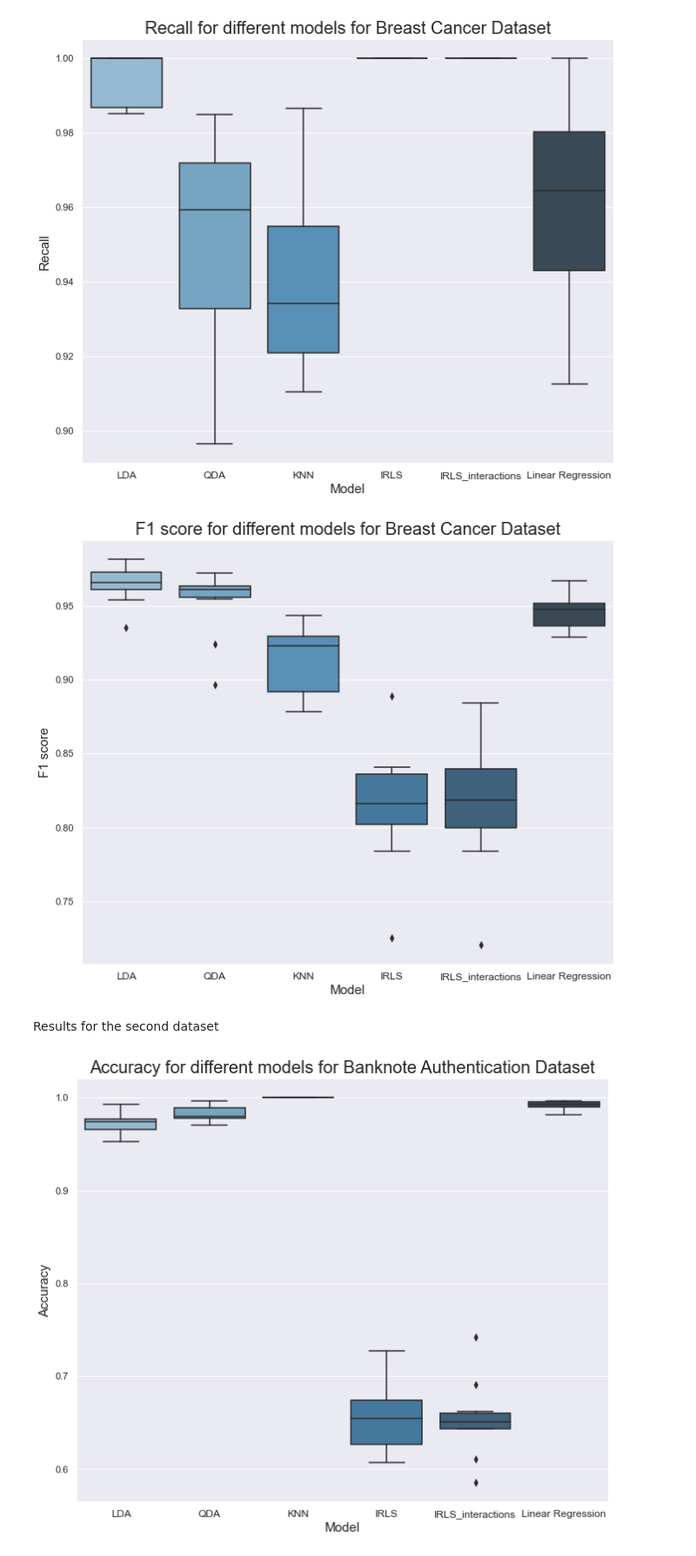
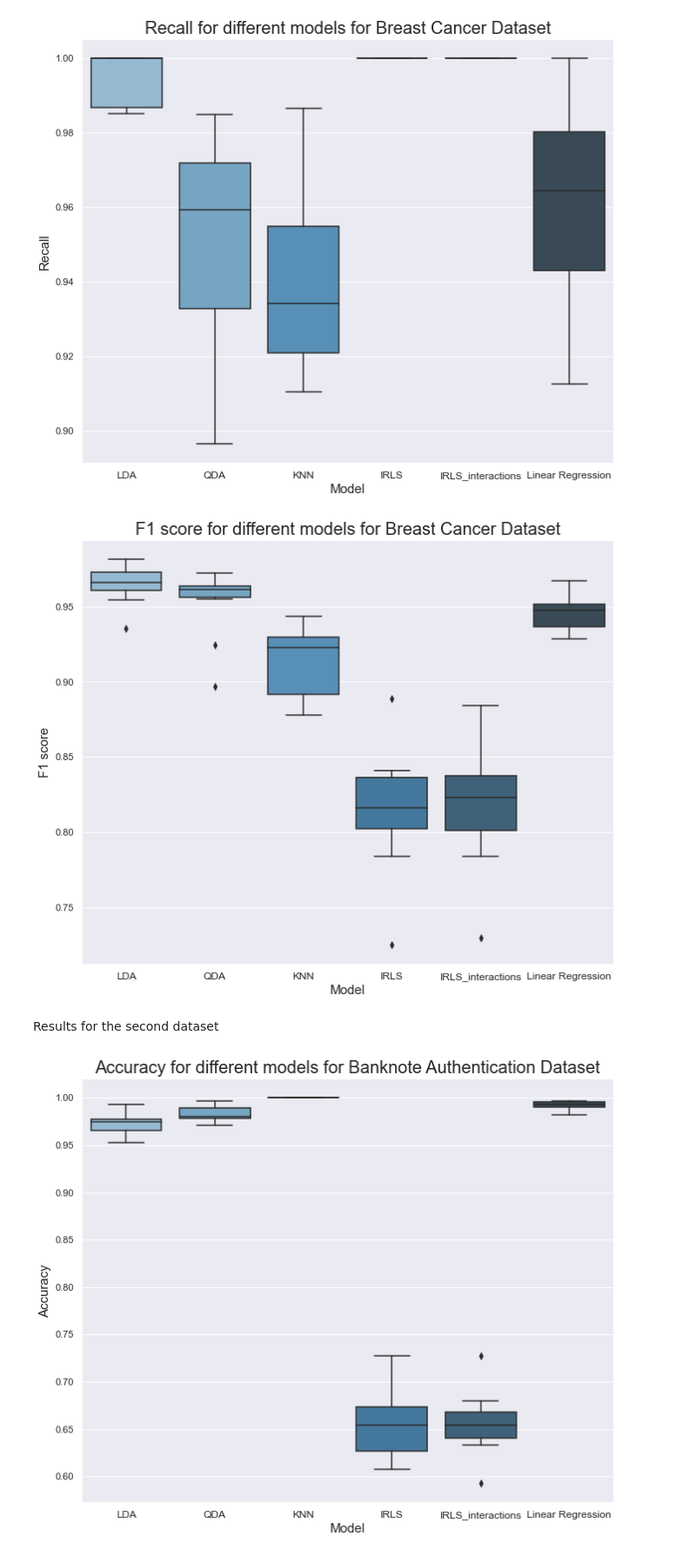
Before and after one commit to MaroonBlue/AML_Project1_IRLS, a Jupyter notebook: project_1_part3.ipynb, the cells around one changed output. Shown: that part at 87% size. Cells and saved outputs as stored; diff of their text form; code cells hidden in the pictures.

```diff
--- a/project_1_part3.ipynb
+++ b/project_1_part3.ipynb
@@ -237,14 +143,14 @@ make_boxplot(rec_all_breast, 'Recall', 'Breast Cancer Dataset')
 # %% [output]
 [figure]
 # %%
-make_boxplot(f1_all_breast, 'F1 score', 'Breast Cancer Dataset')
+make_boxplot_part3(f1_all_breast, 'F1 score', 'Breast Cancer Dataset')
 # %% [output]
-[figure, old version]
+[figure, new version]
 # %% [markdown]
 Results for the second dataset
 # %%
-acc_all_images, prec_all_images, rec_all_images, f1_all_images = run_experiments(df_images.drop('target', axis=1), df_images['target'])
-make_boxplot(acc_all_images, 'Accuracy', 'Banknote Authentication Dataset')
+acc_all_images, prec_all_images, rec_all_images, f1_all_images = run_experiments_part3(df_images.drop('target', axis=1), df_images['target'])
+make_boxplot_part3(acc_all_images, 'Accuracy', 'Banknote Authentication Dataset')
 # %% [output]
-[figure, old version]
+[figure, new version]
 # %%
```
Also changed, not shown: parts of 23 cells of this notebook, 3 other files.
